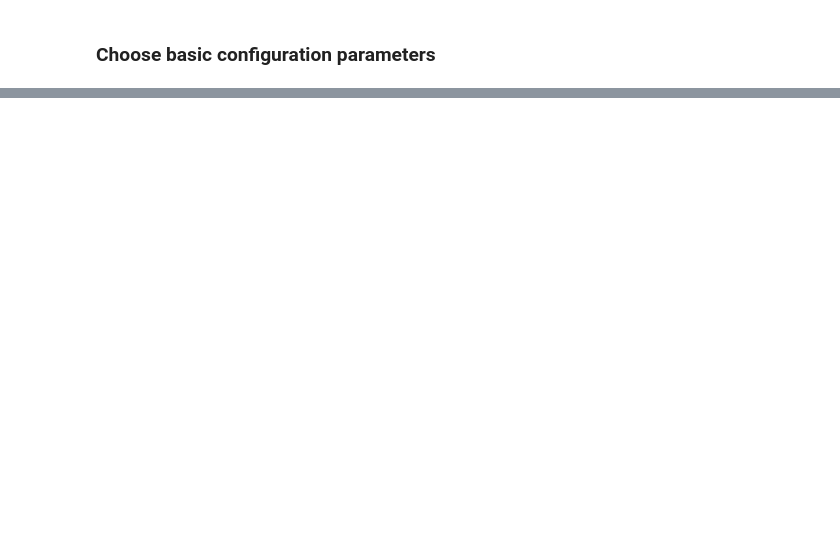
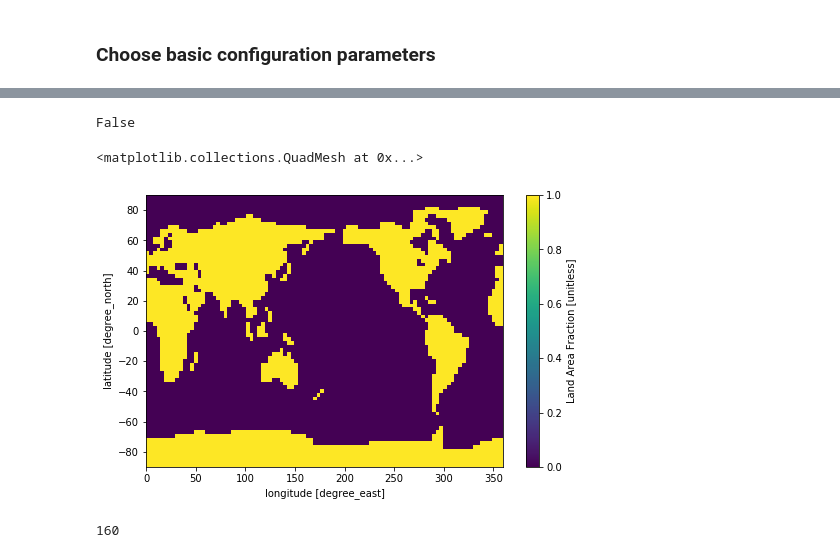
Before and after one commit to rebeccaherman1/MMM_Analysis, a Jupyter notebook: Download2NetCDF.ipynb, the cells around one changed output, grey strips where cells are left out. Saved outputs shown, nothing was run; the diff lists cells and outputs as text; code cells hidden in the pictures; blank space fills up the shorter version.

```diff
--- a/Download2NetCDF.ipynb
+++ b/Download2NetCDF.ipynb
@@ -198,16 +271,3 @@ if debug:
         dfa = add_time_info(df_available)
 else:
     dfa = df_available.copy()
-# %%
-#only use the MASK code for TS!
-if location=='Ocean':
-    search_mask = {'table_id':'fx'}
-    search_mask['experiment_id'] = ['historical', 'piControl', '1pctCO2','hist-resIPO','hist-1950HC']
-    search_mask['variable_id'] = ['sftlf']
-    if sources != 'All':
-        search_mask['source_id'] = sources
-    if members != 'All':
-        search_mask['member_id'] = members
-    historical_mask = search_df(df_cloud, **search_mask)
-
-    print('number of mask datasets',len(historical_mask))
@@ -252,0 +274,19 @@ if location=='Ocean':
+# %%
+#only use MASK code for TS!
+
+
+if location=='Ocean':
+    historical_mask_models = set(historical_mask[[style_id, 'grid_label']].itertuples(index=False, name=None))
+    sst_models = list(dfa[[style_id, 'grid_label']].itertuples(index=False, name=None))
+
+    maskable_models = set(sst_models).intersection(historical_mask_models)
+    usable = [model in maskable_models for model in sst_models]
+    df_usable = dfa[usable]
+
+    gsurls = np.array(df_usable.zstore)
+    missing = np.array(dfa[np.invert(usable)].zstore)
+
+    masks = historical_mask.groupby([style_id, 'grid_label']).first()
+
+    print(gsurls)
+    dfa = df_usable
@@ -303,6 +353,7 @@ array(['none',
 # %%
-fs = gcsfs.GCSFileSystem(token='anon', access='read_only') #the actual files, not the list of files woohoo FILE SYSTEM
-#fs.get_mapper()
+if not cmip5:
+    fs = gcsfs.GCSFileSystem(token='anon', access='read_only') #the actual files, not the list of files woohoo FILE SYSTEM
+    #fs.get_mapper()
 # %%
 #gsurls = dfa.zstore.values #zstore is the url where the data is stored
 
@@ -493,0 +634,17 @@ ValueError: Dataset does not contain the dimensions: ['plev']
+# %%
+ds0.lat.values.round() == mask_ds.lat.values.round()
+# %% [output]
+False
+# %%
+#mask_ds = xr.open_zarr(fs.get_mapper(masks['zstore'][(source_dict[style], grd)]),consolidated=True)
+#mask_ds = update_vars(mask_ds)
+mask_ds.sftlf.plot()
+# %% [output]
+<matplotlib.collections.QuadMesh at 0x...>
+[figure, added]
+# %%
+S = sum(ds0.lat.values.round() == mask_ds.lat.values.round())
+S2 = sum(ds0.lat.values.round()==mask_ds.lat.values.round()[::-1])
+S2
+# %% [output]
+160
```
Also changed, not shown: parts of 56 cells of this notebook, 20 other files.
